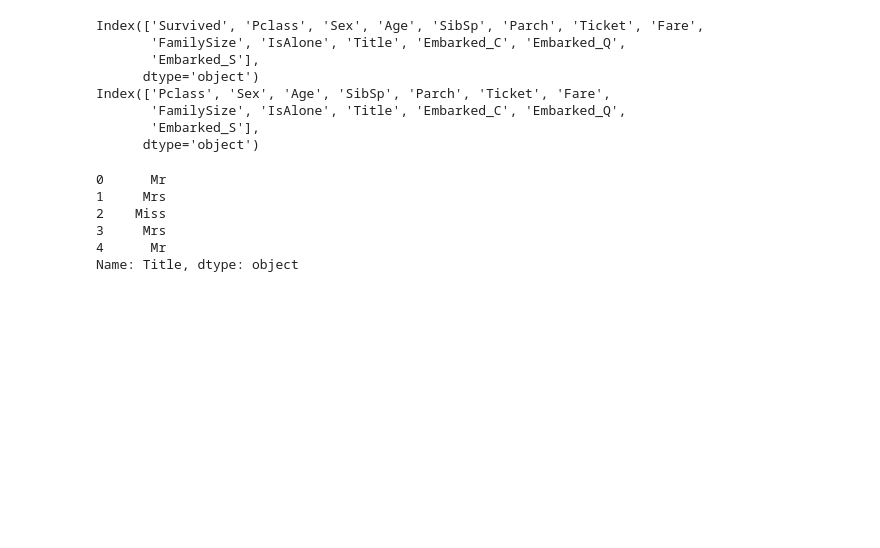
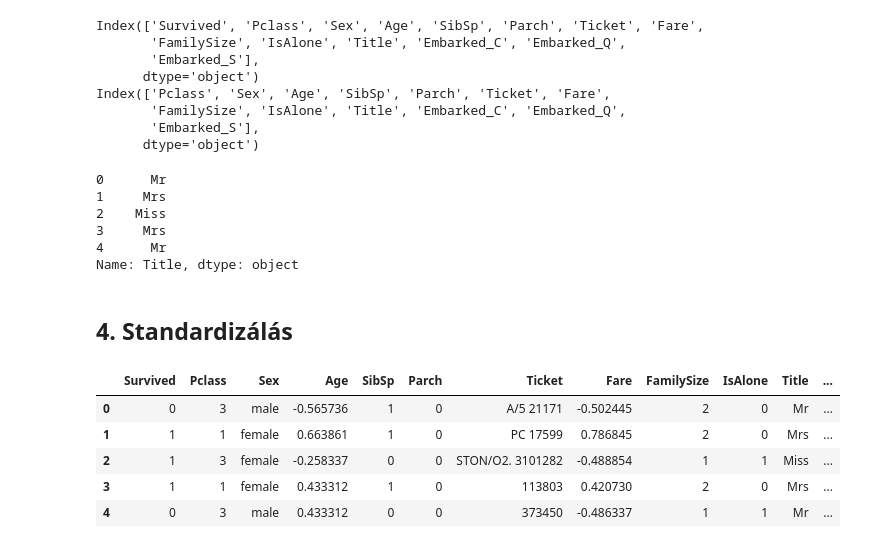
Before and after one commit to kugloff/X49HPQ_gepitanulas_beadando_2025, a Jupyter notebook: titanic.ipynb, the cells around one changed output. Cells and saved outputs as stored; diff of their text form; code cells hidden in the pictures; blank space fills up the shorter version.

Commit message:
Standardizálás - Age és Fare oszlopok

```diff
--- a/titanic.ipynb
+++ b/titanic.ipynb
@@ -152,3 +152,22 @@ print(train_new.Title.head())
 3     Mrs
 4      Mr
 Name: Title, dtype: object
+# %% [markdown]
+## 4. Standardizálás
+# %%
+from sklearn.preprocessing import StandardScaler
+
+scaler = StandardScaler()
+continuous_features = ['Age', 'Fare']
+
+train_new[continuous_features] = scaler.fit_transform(train_new[continuous_features])
+test_new[continuous_features] = scaler.transform(test_new[continuous_features])
+# %%
+train_new.head()
+# %% [output]
+|  | Survived | Pclass | Sex | Age | SibSp | Parch | Ticket | Fare | FamilySize | IsAlone | Title | ... |
+| 0 | 0 | 3 | male | -0.565736 | 1 | 0 | A/5 21171 | -0.502445 | 2 | 0 | Mr | ... |
+| 1 | 1 | 1 | female | 0.663861 | 1 | 0 | PC 17599 | 0.786845 | 2 | 0 | Mrs | ... |
+| 2 | 1 | 3 | female | -0.258337 | 0 | 0 | STON/O2. 3101282 | -0.488854 | 1 | 1 | Miss | ... |
+| 3 | 1 | 1 | female | 0.433312 | 1 | 0 | 113803 | 0.420730 | 2 | 0 | Mrs | ... |
+| 4 | 0 | 3 | male | 0.433312 | 0 | 0 | 373450 | -0.486337 | 1 | 1 | Mr | ... |
```
Also changed, not shown: 1 other file.
